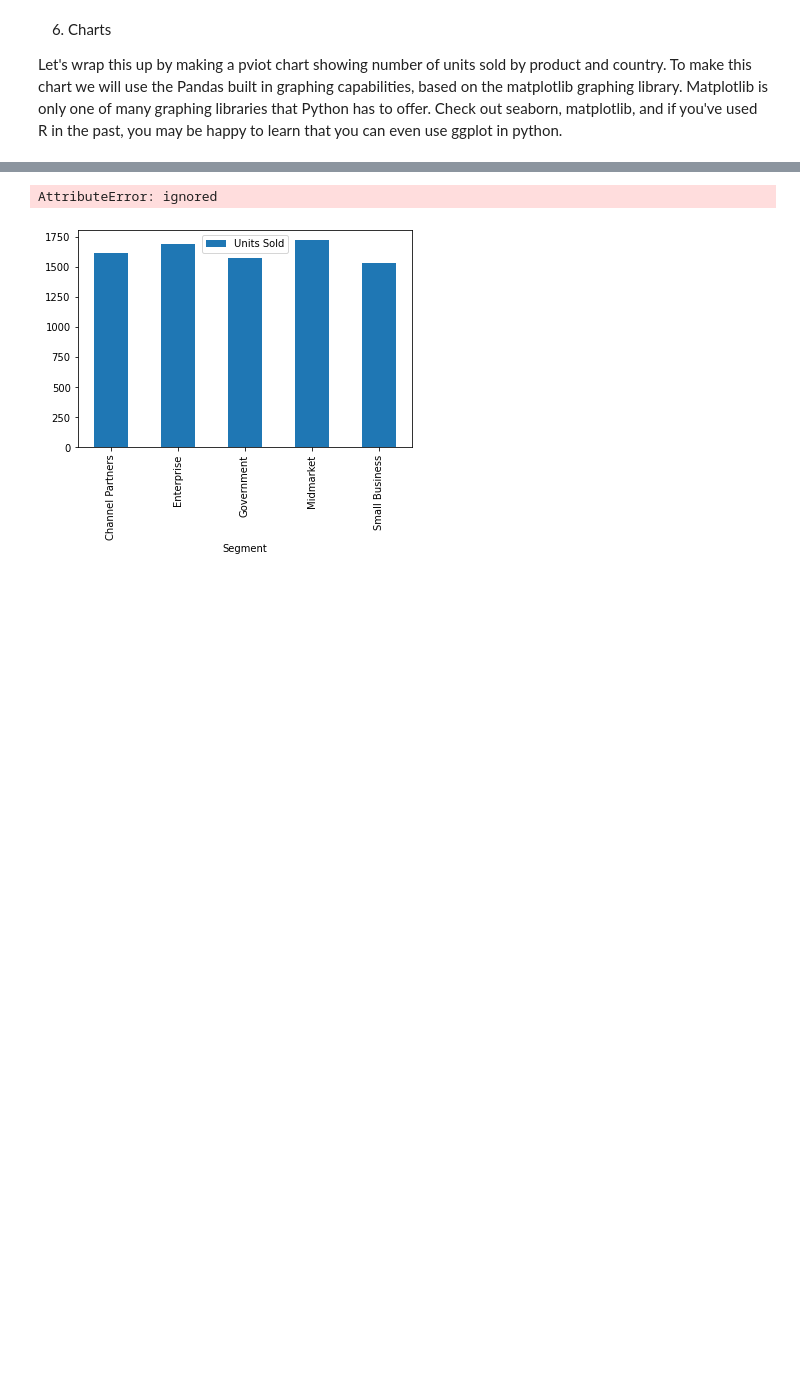
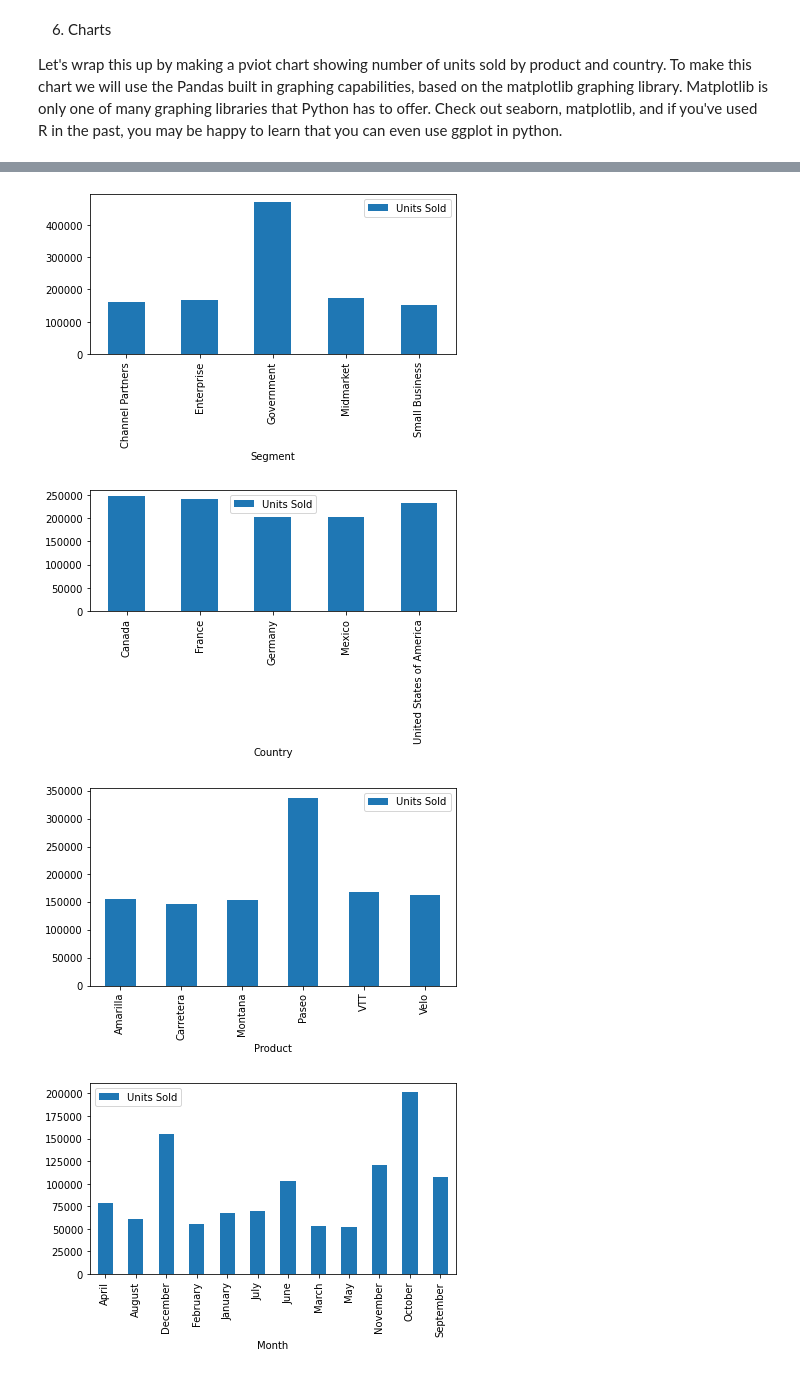
Before and after one commit to justinballas/Articles, a Jupyter notebook: Excel_Python_Article_V2.ipynb, the cells around one changed output, grey strips where cells are left out. Cells and saved outputs as stored; diff of their text form; code cells hidden in the pictures; blank space fills up the shorter version.

```diff
--- a/Excel_Python_Article_V2.ipynb
+++ b/Excel_Python_Article_V2.ipynb
@@ -366,35 +425,37 @@ import matplotlib.pyplot as plt
 from dateutil.relativedelta import relativedelta
 %matplotlib inline
 
 #creating the dataframe "df" object from the csv file
 df = pd.read_excel('Financial Sample.xlsx', index_col=0)
 
 #adding calculated columns
 df['COGS'] = df.apply(lambda x: x['Units Sold'] * x['Manufacturing Price'],axis=1)
 df['Gross Profit'] = df.apply(lambda x: x['Units Sold'] * x['Sale Price'], axis=1)
 df['Net Income'] = df.apply(lambda x: x['Gross Profit'] - x['COGS'], axis=1)
 df['Month'] = df['Date'].apply(lambda x: dt.datetime.strftime(x, '%B'))
 df['Years Since Sale'] = df['Date'].apply(lambda x: relativedelta(dt.datetime.today(), x).years)
 
 
-xlwriter = pd.ExcelWriter('Sales Report.xlsx', engine='xlsxwriter')
+xlwriter = pd.ExcelWriter('Sales_Report_{}.xlsx'.format(dt.date.today()), engine='xlsxwriter')
 
 agg_list = ['Segment', 'Country', 'Product', 'Month']
 
 for col in agg_list:
-  temp_pivot = df.pivot_table(index=col, values='Units Sold')
+  temp_pivot = df.pivot_table(index=col, values='Units Sold', aggfunc='sum')
   pivot_chart = temp_pivot.plot(kind="bar")
   temp_pivot.to_excel(xlwriter, sheet_name='{}'.format(col))
+  plt.tight_layout()
   plt.savefig('{}.png'.format(col))
   worksheet=xlwriter.sheets['{}'.format(col)]
   worksheet.insert_image('D1','{}.png'.format(col))
-  format1 = xlwriter.add_format({'num_format': '#,##0.00'})
   worksheet.set_column('B:B', 10)
   worksheet.set_column('A:A', 20)
 
 xlwriter.save()
 
 xlwriter.close()
 # %% [output]
-AttributeError: ignored
-[figure, old version]
+[figure, new version]
+[figure, added]
+[figure, added]
+[figure, added]
```
Also changed, not shown: parts of 41 cells of this notebook.
